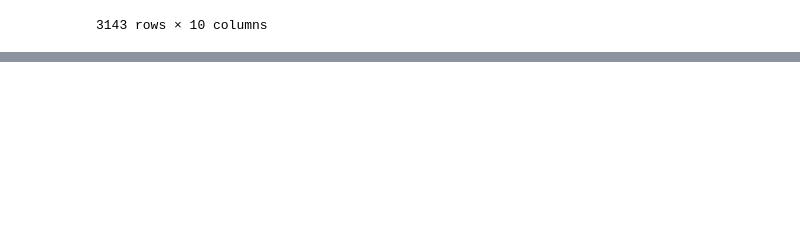
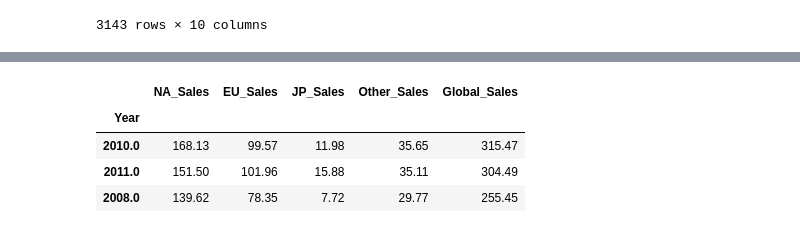
Before and after one commit to junio-firmino/Aprendizado_python, a Jupyter notebook: games.ipynb, the cells around one changed output, grey strips where cells are left out. Cells and saved outputs as stored; diff of their text form; code cells hidden in the pictures; blank space fills up the shorter version.

```diff
--- a/games.ipynb
+++ b/games.ipynb
@@ -662,0 +683,8 @@ games.loc[games.Platform == 'PS3', ['Name','Genre','EU_Sales','Global_Sales']] #
+# %%
+games.groupby('Year').agg('sum').sort_values(by='Global_Sales', ascending=False).head(3)
+# %% [output]
+|  | NA_Sales | EU_Sales | JP_Sales | Other_Sales | Global_Sales |
+| Year |  |  |  |  |  |
+| 2010.0 | 168.13 | 99.57 | 11.98 | 35.65 | 315.47 |
+| 2011.0 | 151.50 | 101.96 | 15.88 | 35.11 | 304.49 |
+| 2008.0 | 139.62 | 78.35 | 7.72 | 29.77 | 255.45 |
```
Also changed, not shown: parts of 4 cells of this notebook.
